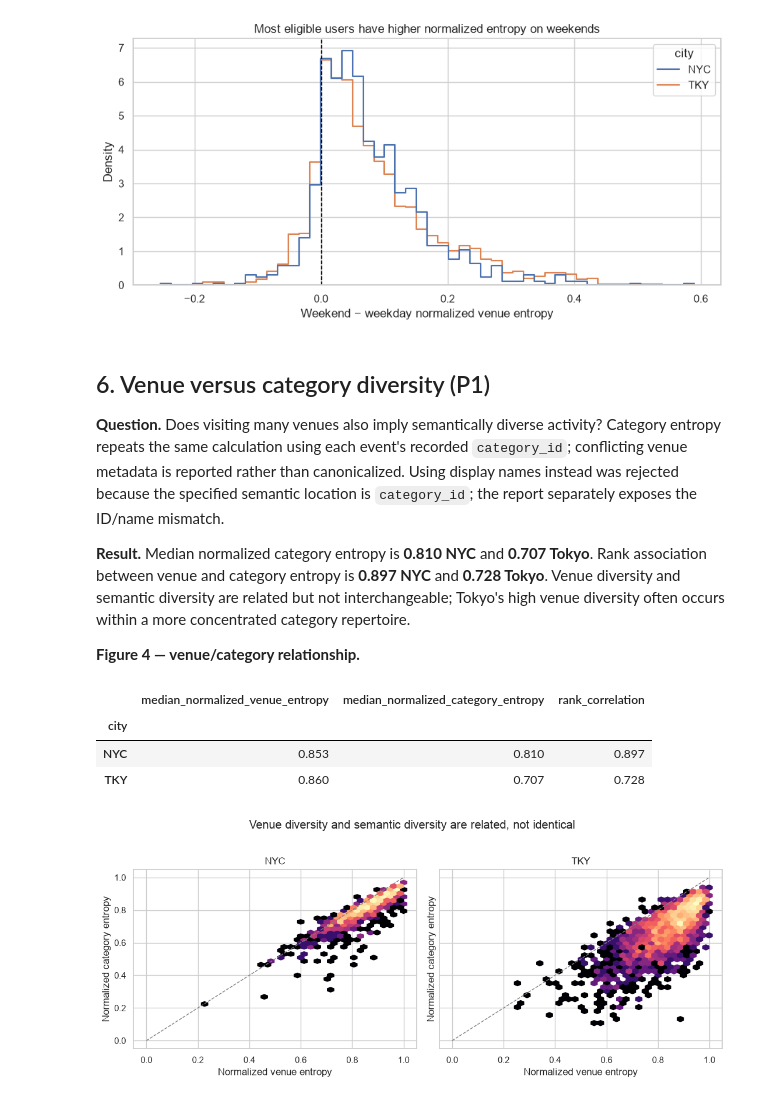
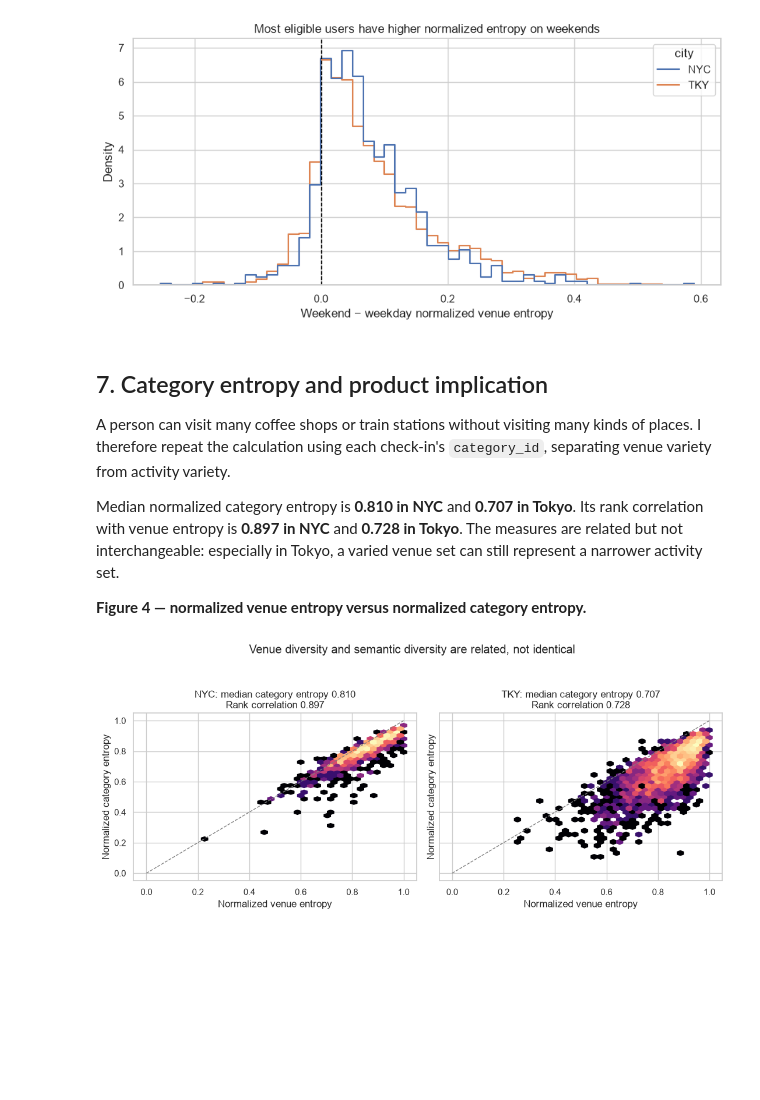
Before and after one commit to JinTao0813/infomina-ai-test-jin-tao, a Jupyter notebook: notebooks/location_entropy_analysis.ipynb, the cells around one changed output. Saved outputs shown, nothing was run; the diff lists cells and outputs as text; code cells hidden in the pictures; blank space fills up the shorter version.

Commit message:
refactor: focus location entropy submission

```diff
--- a/notebooks/location_entropy_analysis.ipynb
+++ b/notebooks/location_entropy_analysis.ipynb
@@ -241,15 +216,14 @@ rows = []
 for city in CITY_ORDER:
     delta = temporal.loc[city, "delta"]
     total = int((context_wide.reset_index()["city"] == city).sum())
-    boot_medians = np.median(
-        rng.choice(delta.to_numpy(), size=(10_000, len(delta)), replace=True), axis=1
-    )
     rows.append({
-        "city": city, "eligible_users": len(delta), "excluded_users": total - len(delta),
-        "q25_delta": delta.quantile(.25), "median_delta": delta.median(),
-        "q75_delta": delta.quantile(.75), "share_positive": (delta > 0).mean(),
-        "bootstrap_95%_low": np.quantile(boot_medians, .025),
-        "bootstrap_95%_high": np.quantile(boot_medians, .975),
+        "city": city,
+        "eligible_users": len(delta),
+        "excluded_users": total - len(delta),
+        "q25_delta": delta.quantile(.25),
+        "median_delta": delta.median(),
+        "q75_delta": delta.quantile(.75),
+        "share_positive": (delta > 0).mean(),
     })
 temporal_summary = pd.DataFrame(rows).set_index("city")
 temporal_summary.round(3)
@@ -277,38 +251,47 @@ plt.show()
 # %% [output]
 [figure]
 # %% [markdown]
-## 6. Venue versus category diversity (P1)
+## 7. Category entropy and product implication
 
-**Question.** Does visiting many venues also imply semantically diverse activity? Category entropy repeats the same calculation using each event's recorded `category_id`; conflicting venue metadata is reported rather than canonicalized. Using display names instead was rejected because the specified semantic location is `category_id`; the report separately exposes the ID/name mismatch.
+A person can visit many coffee shops or train stations without visiting many kinds of places. I therefore repeat the calculation using each check-in's `category_id`, separating venue variety from activity variety.
 
-**Result.** Median normalized category entropy is **0.810 NYC** and **0.707 Tokyo**. Rank association between venue and category entropy is **0.897 NYC** and **0.728 Tokyo**. Venue diversity and semantic diversity are related but not interchangeable; Tokyo's high venue diversity often occurs within a more concentrated category repertoire.
+Median normalized category entropy is **0.810 in NYC** and **0.707 in Tokyo**. Its rank correlation with venue entropy is **0.897 in NYC** and **0.728 in Tokyo**. The measures are related but not interchangeable: especially in Tokyo, a varied venue set can still represent a narrower activity set.
 
-**Figure 4 — venue/category relationship.**
+**Figure 4 — normalized venue entropy versus normalized category entropy.**
-# %%
-category_summary = metrics.groupby("city").agg(
-    median_normalized_venue_entropy=("normalized_entropy_venue", "median"),
-    median_normalized_category_entropy=("normalized_entropy_category", "median"),
-).round(3)
-category_summary["rank_correlation"] = metrics.groupby("city").apply(
-    lambda g: g["normalized_entropy_venue"].rank().corr(g["normalized_entropy_category"].rank()),
-    include_groups=False,
-).round(3)
-category_summary
-# %% [output]
-|  | median_normalized_venue_entropy | median_normalized_category_entropy | rank_correlation |
-| city |  |  |  |
-| NYC | 0.853 | 0.810 | 0.897 |
-| TKY | 0.860 | 0.707 | 0.728 |
 # %%
+category_summary = metrics.groupby("city").agg(
+    median_category_entropy=("normalized_entropy_category", "median"),
+)
+category_summary["rank_correlation"] = metrics.groupby("city").apply(
+    lambda group: group["normalized_entropy_venue"].rank().corr(
+        group["normalized_entropy_category"].rank()
+    ),
+    include_groups=False,
+)
+
 fig, axes = plt.subplots(1, 2, figsize=(11, 4.5), sharex=True, sharey=True)
 for ax, city in zip(axes, CITY_ORDER):
     subset = metrics[metrics["city"] == city]
-    ax.hexbin(subset["normalized_entropy_venue"], subset["normalized_entropy_category"],
-              gridsize=30, mincnt=1, bins="log", cmap="magma")
+    summary = category_summary.loc[city]
+    ax.hexbin(
+        subset["normalized_entropy_venue"],
+        subset["normalized_entropy_category"],
+        gridsize=30,
+        mincnt=1,
+        bins="log",
+        cmap="magma",
+    )
     ax.plot([0, 1], [0, 1], linestyle="--", color="gray", linewidth=1)
-    ax.set(title=city, xlabel="Normalized venue entropy", ylabel="Normalized category entropy")
-fig.suptitle("Venue diversity and semantic diversity are related, not identical", y=1.02)
+    ax.set(
+        title=(
+            f"{city}: median category entropy {summary['median_category_entropy']:.3f}"
+            f"\nRank correlation {summary['rank_correlation']:.3f}"
+        ),
+        xlabel="Normalized venue entropy",
+        ylabel="Normalized category entropy",
+    )
+fig.suptitle("Venue diversity and semantic diversity are related, not identical", y=1.05)
 plt.tight_layout()
 plt.show()
 # %% [output]
-[figure, old version]
+[figure, new version]
```
Also changed, not shown: parts of 20 cells of this notebook, 5 other files.
